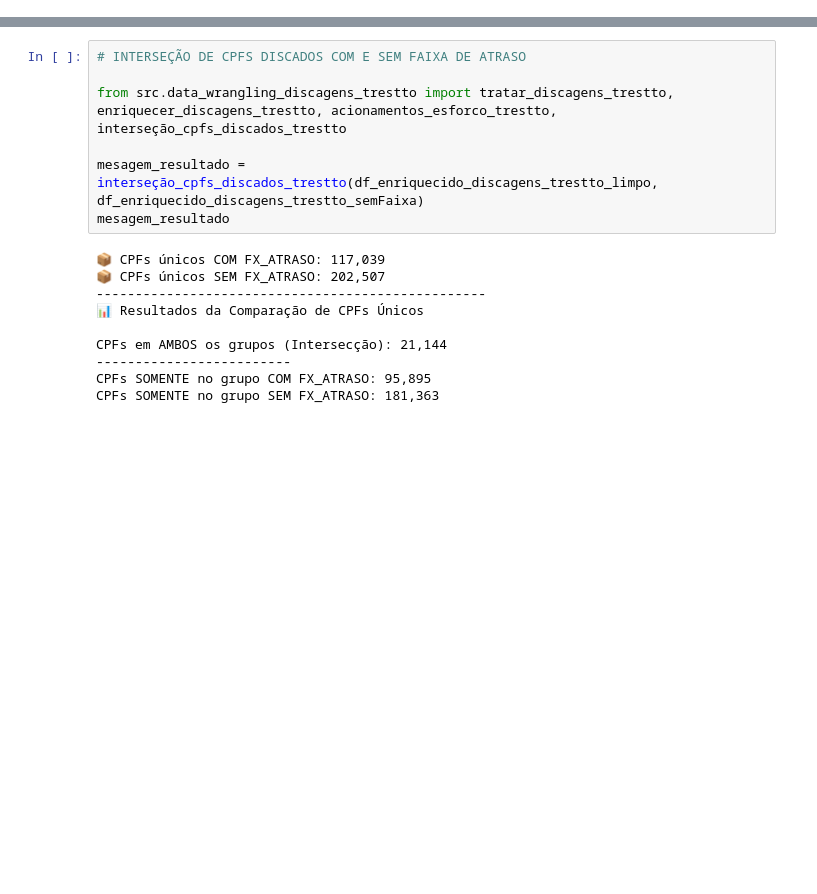
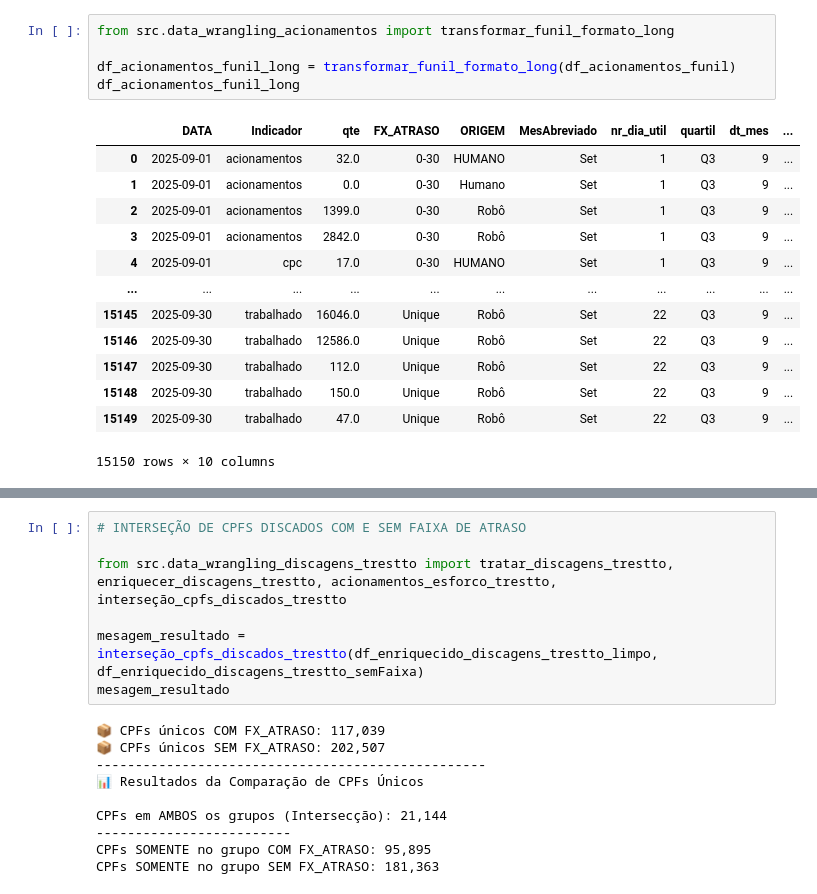
Before and after one commit to Claudiano-alves/Data-Analysis-Portfolio, a Jupyter notebook: Projects/Ouze/data_wrangling.ipynb, the cells around one changed output, grey strips where cells are left out. Saved outputs shown, nothing was run; the diff lists cells and outputs as text; blank space fills up the shorter version.

```diff
--- a/Projects/Ouze/data_wrangling.ipynb
+++ b/Projects/Ouze/data_wrangling.ipynb
@@ -116,3 +264,22 @@ df_acionamentos_funil
 | 3028 | 2025-09-30 | 361-720 | Robô | 182.0 | 81472.10 | 14.0 | 5462.24 | ... |
 | 3029 | 2025-09-30 | Maior 720 | Robô | 51.0 | 19394.93 | 8.0 | 2510.41 | ... |
 3030 rows × 17 columns
+# %%
+from src.data_wrangling_acionamentos import transformar_funil_formato_long
+
+df_acionamentos_funil_long = transformar_funil_formato_long(df_acionamentos_funil)
+df_acionamentos_funil_long
+# %% [output]
+|  | DATA | Indicador | qte | FX_ATRASO | ORIGEM | MesAbreviado | nr_dia_util | quartil | dt_mes | ... |
+| 0 | 2025-09-01 | acionamentos | 32.0 | 0-30 | HUMANO | Set | 1 | Q3 | 9 | ... |
+| 1 | 2025-09-01 | acionamentos | 0.0 | 0-30 | Humano | Set | 1 | Q3 | 9 | ... |
+| 2 | 2025-09-01 | acionamentos | 1399.0 | 0-30 | Robô | Set | 1 | Q3 | 9 | ... |
+| 3 | 2025-09-01 | acionamentos | 2842.0 | 0-30 | Robô | Set | 1 | Q3 | 9 | ... |
+| 4 | 2025-09-01 | cpc | 17.0 | 0-30 | HUMANO | Set | 1 | Q3 | 9 | ... |
+| ... | ... | ... | ... | ... | ... | ... | ... | ... | ... | ... |
+| 15145 | 2025-09-30 | trabalhado | 16046.0 | Unique | Robô | Set | 22 | Q3 | 9 | ... |
+| 15146 | 2025-09-30 | trabalhado | 12586.0 | Unique | Robô | Set | 22 | Q3 | 9 | ... |
+| 15147 | 2025-09-30 | trabalhado | 112.0 | Unique | Robô | Set | 22 | Q3 | 9 | ... |
+| 15148 | 2025-09-30 | trabalhado | 150.0 | Unique | Robô | Set | 22 | Q3 | 9 | ... |
+| 15149 | 2025-09-30 | trabalhado | 47.0 | Unique | Robô | Set | 22 | Q3 | 9 | ... |
+15150 rows × 10 columns
```
Also changed, not shown: parts of 17 cells of this notebook, 11 other files.
